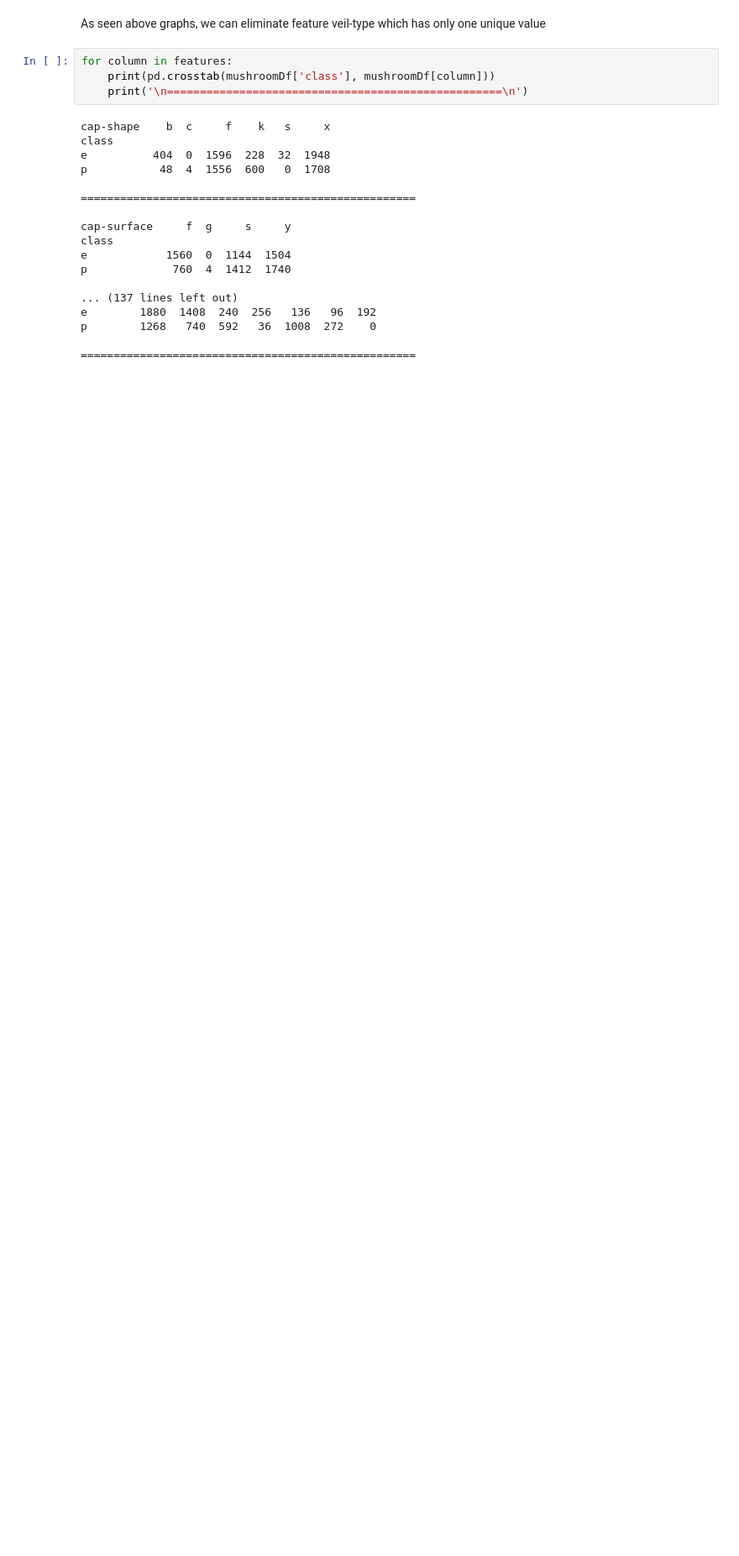
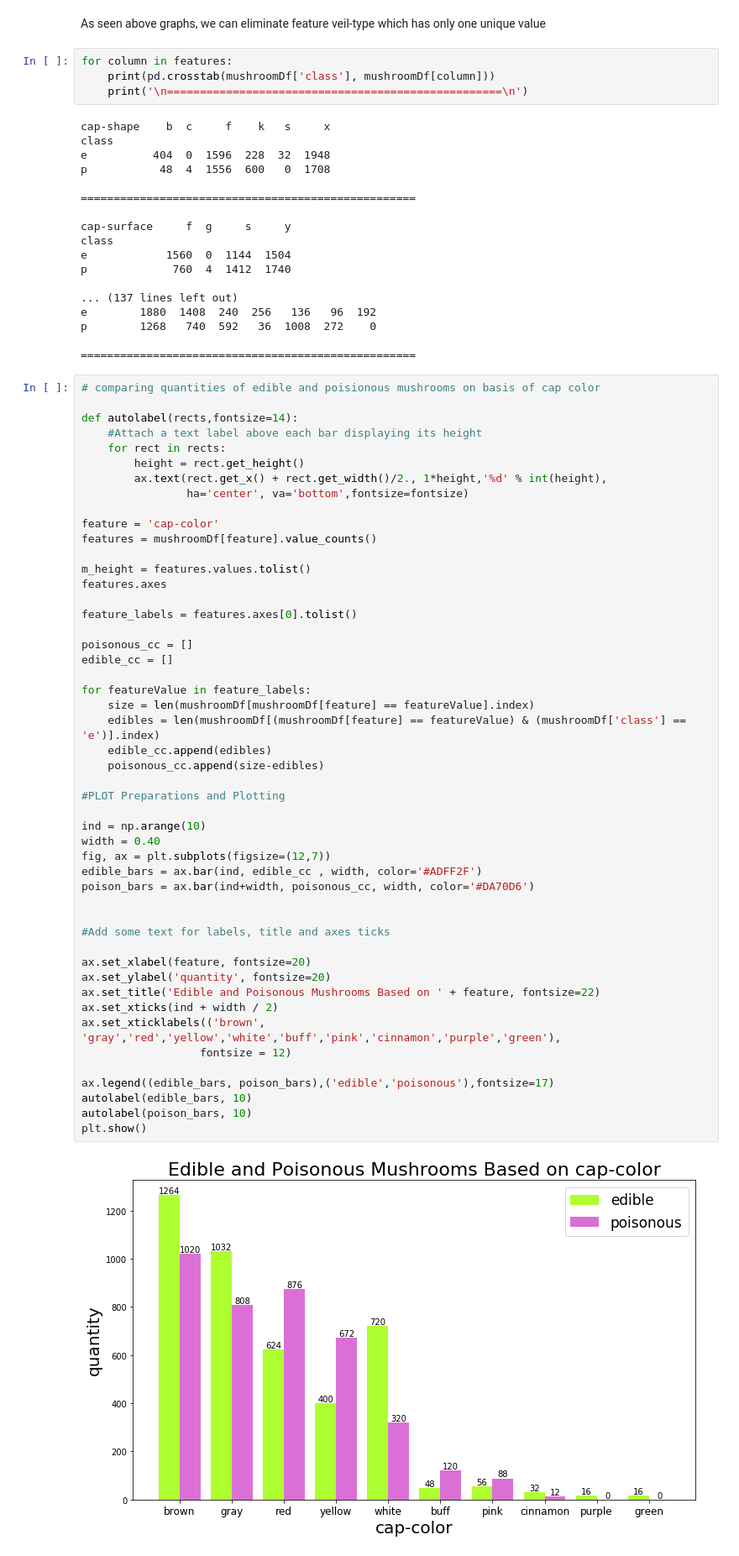
Before and after one commit to 582BandOfBrothers/Final, a Jupyter notebook: mushroom/Mushroom Edibility.ipynb, the cells around one changed output. Shown at 84% size. Saved outputs shown, nothing was run; the diff lists cells and outputs as text; blank space fills up the shorter version.

Commit message:
Compare quantities of edible & poisionous mushrooms based on cap-color

```diff
--- a/mushroom/Mushroom Edibility.ipynb
+++ b/mushroom/Mushroom Edibility.ipynb
@@ -108,3 +108,54 @@ e        1880  1408  240  256   136   96  192
 p        1268   740  592   36  1008  272    0
 
 ===================================================
+# %%
+# comparing quantities of edible and poisionous mushrooms on basis of cap color
+
+def autolabel(rects,fontsize=14):
+    #Attach a text label above each bar displaying its height
+    for rect in rects:
+        height = rect.get_height()
+        ax.text(rect.get_x() + rect.get_width()/2., 1*height,'%d' % int(height),
+                ha='center', va='bottom',fontsize=fontsize)
+
+feature = 'cap-color'
+features = mushroomDf[feature].value_counts()
+
+m_height = features.values.tolist()
+features.axes
+
+feature_labels = features.axes[0].tolist()
+
+poisonous_cc = []
+edible_cc = []
+
+for featureValue in feature_labels:
+    size = len(mushroomDf[mushroomDf[feature] == featureValue].index)
+    edibles = len(mushroomDf[(mushroomDf[feature] == featureValue) & (mushroomDf['class'] == 'e')].index)
+    edible_cc.append(edibles)
+    poisonous_cc.append(size-edibles)
+
+#PLOT Preparations and Plotting
+
+ind = np.arange(10)
+width = 0.40
+fig, ax = plt.subplots(figsize=(12,7))
+edible_bars = ax.bar(ind, edible_cc , width, color='#ADFF2F')
+poison_bars = ax.bar(ind+width, poisonous_cc, width, color='#DA70D6')
+
+
+#Add some text for labels, title and axes ticks
+
+ax.set_xlabel(feature, fontsize=20)
+ax.set_ylabel('quantity', fontsize=20)
+ax.set_title('Edible and Poisonous Mushrooms Based on ' + feature, fontsize=22)
+ax.set_xticks(ind + width / 2)
+ax.set_xticklabels(('brown', 'gray','red','yellow','white','buff','pink','cinnamon','purple','green'),
+                  fontsize = 12)
+
+ax.legend((edible_bars, poison_bars),('edible','poisonous'),fontsize=17)
+autolabel(edible_bars, 10)
+autolabel(poison_bars, 10)
+plt.show()
+# %% [output]
+[figure, added]
```
Also changed, not shown: parts of 1 cell of this notebook.
